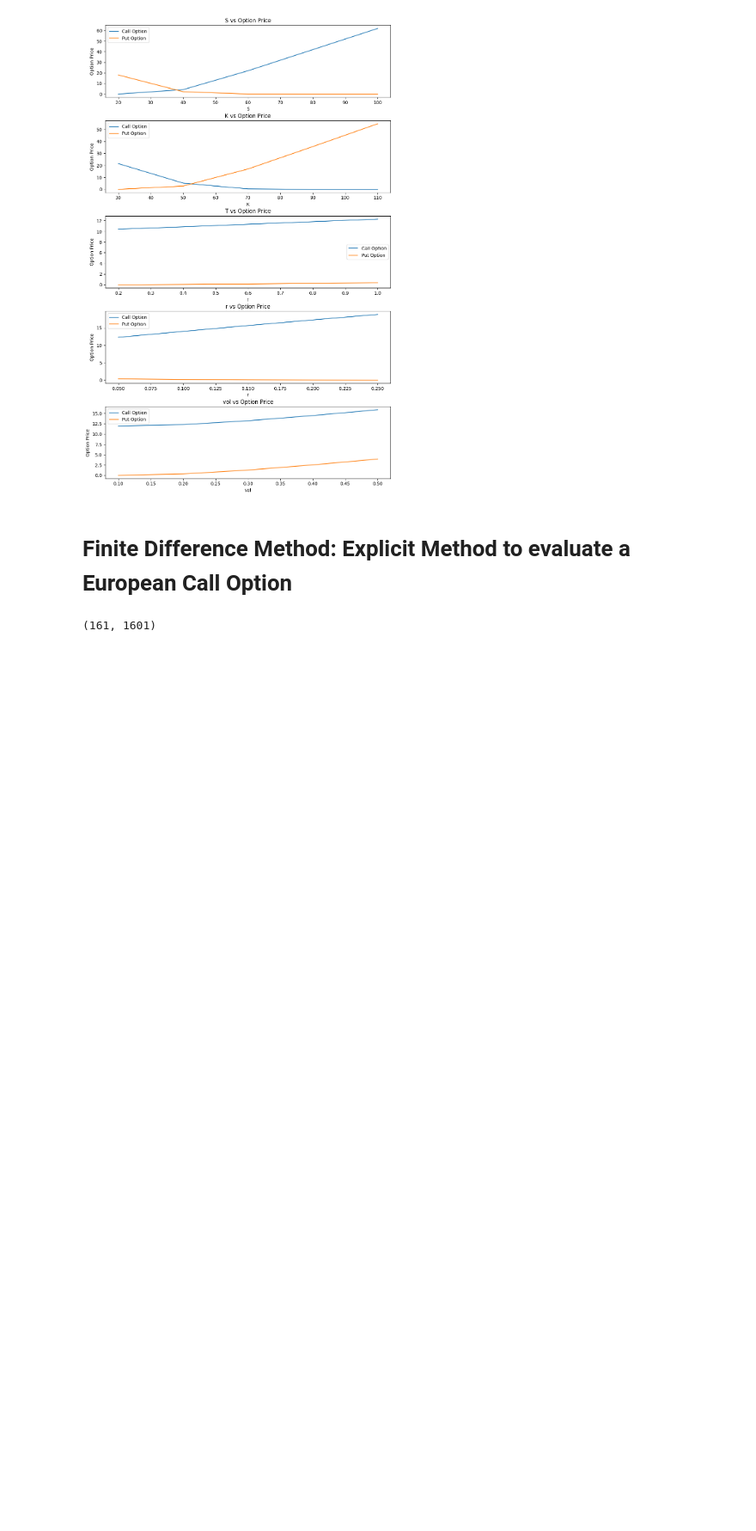
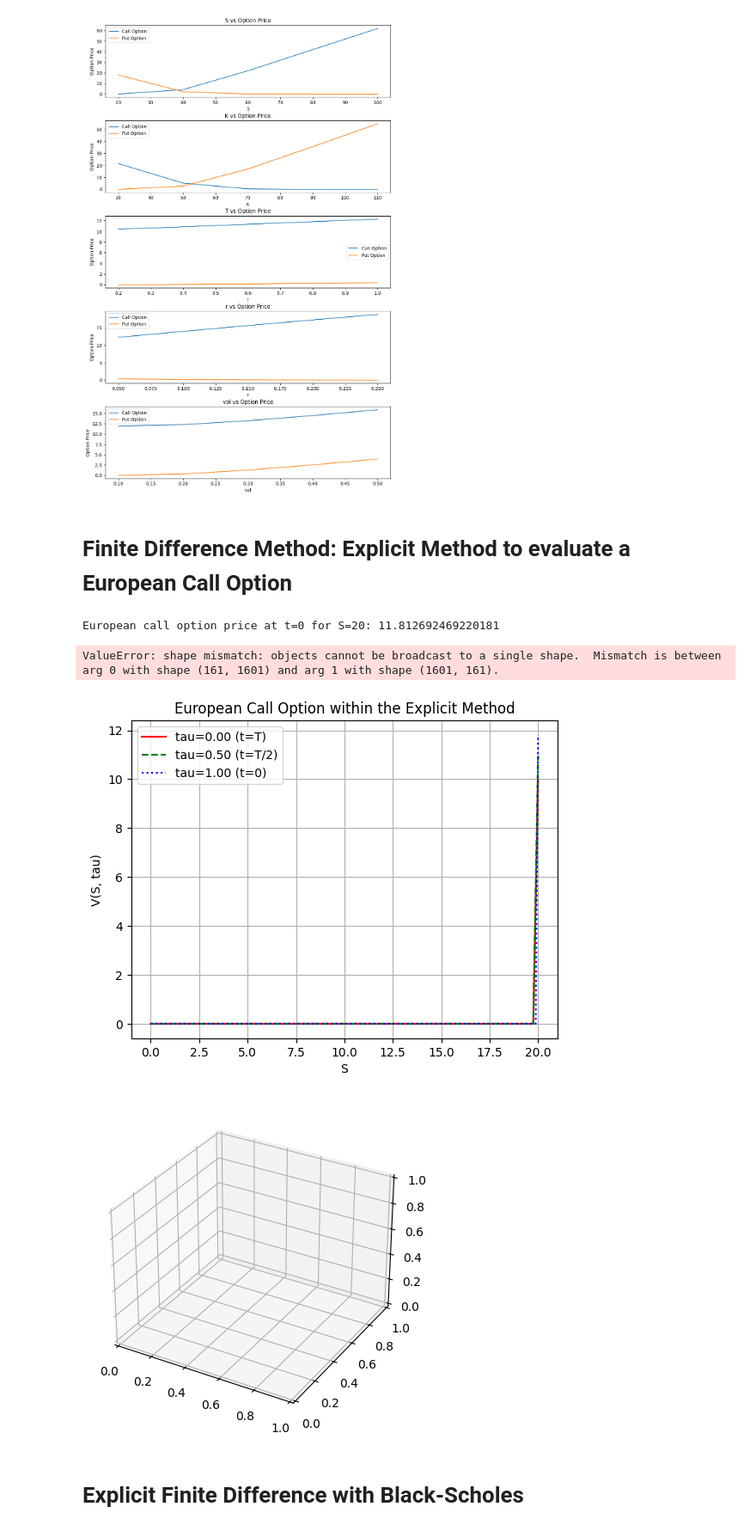
Before and after one commit to remytr/Black-Scholes-Model, a Jupyter notebook: Black_Scholes_Option_Pricing.ipynb, the cells around one changed output. Shown at 86% size. Cells and saved outputs as stored; diff of their text form; code cells hidden in the pictures; blank space fills up the shorter version.

```diff
--- a/Black_Scholes_Option_Pricing.ipynb
+++ b/Black_Scholes_Option_Pricing.ipynb
@@ -8,7 +8,10 @@
 import math
 import numpy as np
 import matplotlib.pyplot as plt
+import pandas as pd
+import seaborn as sns
 from scipy.stats import norm
+plt.style.use('ggplot')
 # %%
 # Define the variables
 
@@ -172,9 +175,43 @@ V[-1,:] = Smax - (E * np.exp(-r*tau)) # discount of the exercise price
 # Implmenting the explict algorithm
 for j in range(Nt):
   for i in range(1,Ns):
-    V[i,j+1] = V[i,j] + r*(V[i,j]-V[i-1,j])
-    V[i,j+1] = 0.5 * dt * (sigma * sigma * i * i - (r*i)) * V[i-1,j] + (1-dt*(sigma*sigma*i*i+r)) * V[i,j] + 0.5*dt*(sigma*sigma*i*i + (r*i)) * V[i+1,j]
+    V[i,j] = 0.5 * dt * (sigma**2 * i**2 - (r*i)) * V[i-1,j+1] + (1-dt*(sigma**2 * i**2 +r)) * V[i,j+1] + 0.5*dt*(sigma**2 * i**2 + (r*i)) * V[i+1,j+1]
-# %%
-plt.plot(S,V[:,0])
-# %% [output]
-(161, 1601)
+# %%
+# The value of the option at t=0 (tau=T) for the initial asset price (e.g., S=10) would be V[index_of_10, Nt]
+initial_asset_price = 20
+index_of_initial_price = int((initial_asset_price - Smin) / ds)
+option_price_at_t0 = V[index_of_initial_price, Nt]
+print(f"European call option price at t=0 for S={initial_asset_price}: {option_price_at_t0}")
+# %% [output]
+European call option price at t=0 for S=20: 11.812692469220181
+# %%
+  Nt = V.shape[1] - 1
+
+  # Figure 1: Option value vs. asset price at three time points
+  plt.figure(1)
+  plt.plot(S, V[:, 0], 'r-', label=f'tau={tau[0]:.2f} (t=T)')
+  plt.plot(S, V[:, Nt // 2], 'g--', label=f'tau={tau[Nt // 2]:.2f} (t=T/2)')
+  plt.plot(S, V[:, Nt], 'b:', label=f'tau={tau[Nt]:.2f} (t=0)')
+  plt.xlabel('S')
+  plt.ylabel('V(S, tau)')
+  plt.title('European Call Option within the Explicit Method')
+  plt.legend()
+  plt.grid(True)
+
+  # Figure 2: 3D plot of the option value
+  fig = plt.figure(2)
+  ax = fig.add_subplot(111, projection='3d')
+  S_mesh, tau_mesh = np.meshgrid(S, tau)
+  ax.plot_surface(tau_mesh.T, S_mesh, V, cmap='viridis') # Transpose V to match meshgrid
+  ax.set_xlabel('tau')
+  ax.set_ylabel('S')
+  ax.set_zlabel('V(S, tau)')
+  ax.set_title('3D Plot of the Value of the Option, V(S, tau)')
+
+  plt.show()
+# %% [output]
+ValueError: shape mismatch: objects cannot be broadcast to a single shape.  Mismatch is between arg 0 with shape (161, 1601) and arg 1 with shape (1601, 161).
+[figure, added]
+[figure, added]
+# %% [markdown]
+# Explicit Finite Difference with Black-Scholes
```
Also changed, not shown: parts of 5 cells of this notebook.
